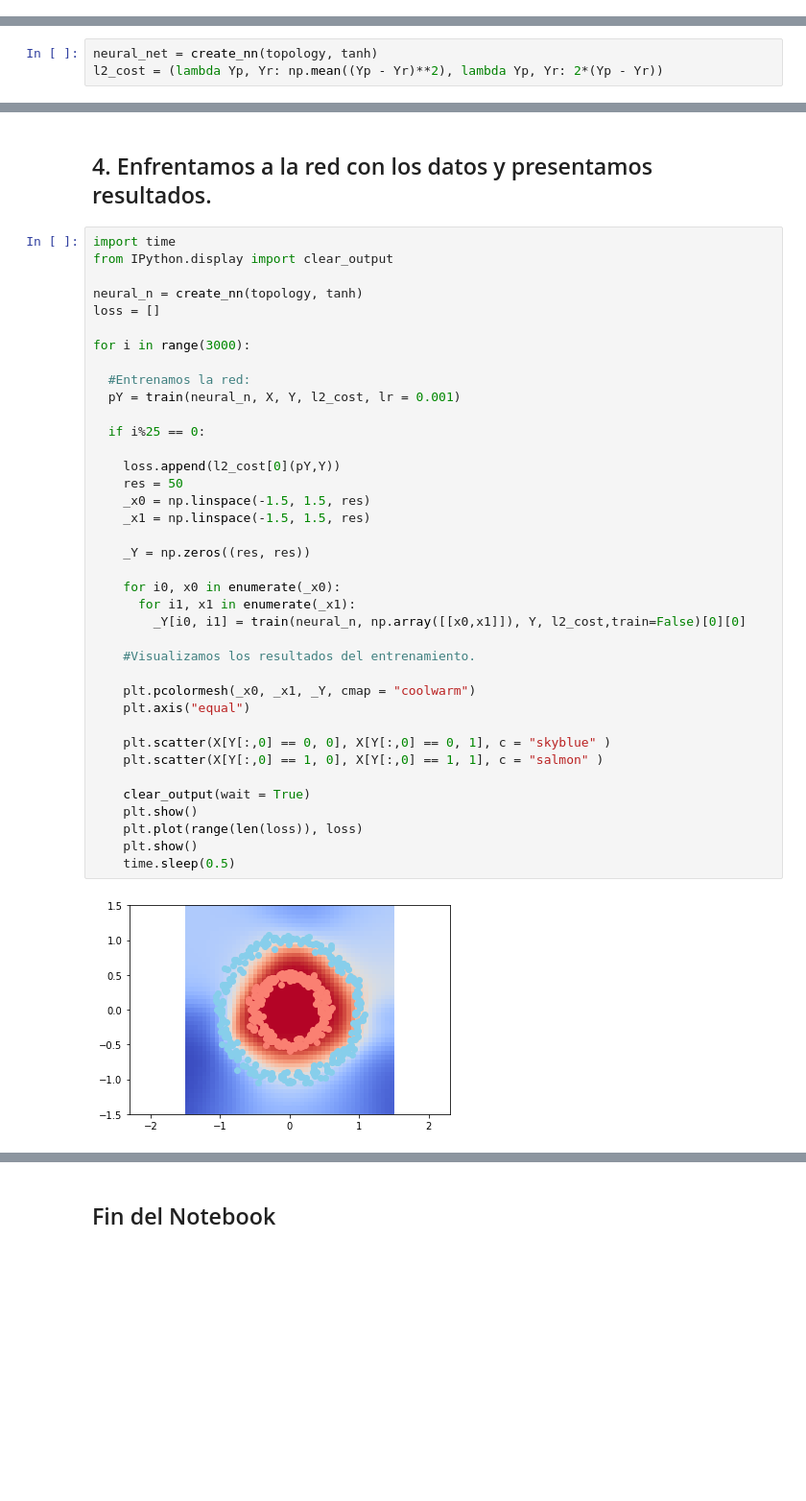
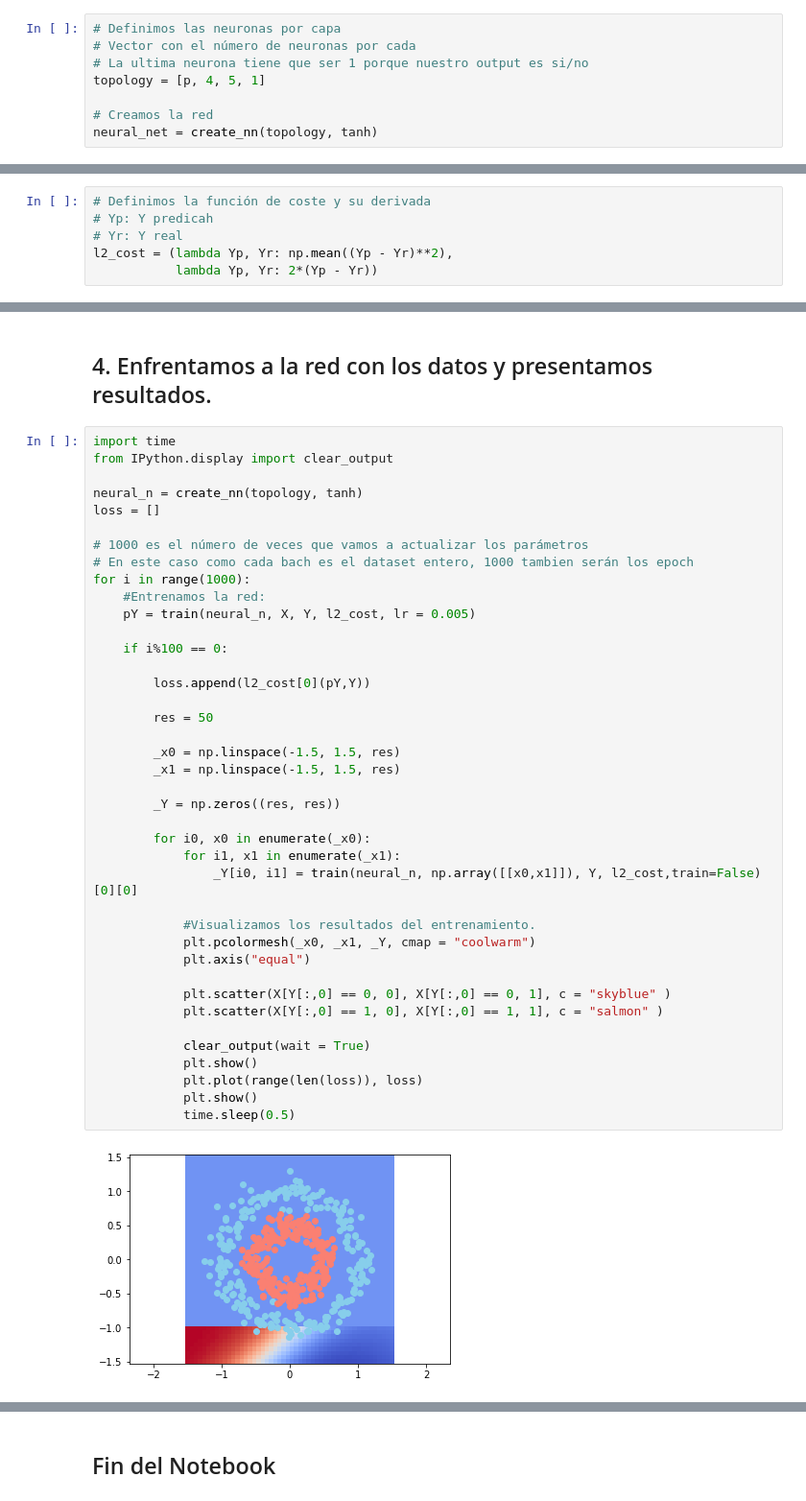
Before and after one commit to maryskal/SITK, a Jupyter notebook: neural_networks/IA_notebooks/IA_Notebook _4_Programando_Red_Neuronal_desde_Cero.ipynb, the cells around one changed output, grey strips where cells are left out. Shown at 96% size. Cells and saved outputs as stored; diff of their text form; blank space fills up the shorter version.

Commit message:
neural network

```diff
--- a/neural_networks/IA_notebooks/IA_Notebook _4_Programando_Red_Neuronal_desde_Cero.ipynb
+++ b/neural_networks/IA_notebooks/IA_Notebook _4_Programando_Red_Neuronal_desde_Cero.ipynb
@@ -116,0 +287,8 @@ create_nn(topology, tanh)
+# %%
+# Definimos las neuronas por capa
+# Vector con el número de neuronas por cada
+# La ultima neurona tiene que ser 1 porque nuestro output es si/no
+topology = [p, 4, 5, 1]
+
+# Creamos la red
+neural_net = create_nn(topology, tanh)
@@ -126,5 +314,8 @@ $$MSE = \frac{1}{n}\sum_{i = 1}^{n}\left ( Y_{i} - \hat{Y}_{i} \right )^{2}$$
 Pregunta: ¿Cómo se expresa la derivada de la función de coste?
 Fuente: https://sebastianraschka.com/faq/docs/mse-derivative.html
 # %%
-neural_net = create_nn(topology, tanh)
-l2_cost = (lambda Yp, Yr: np.mean((Yp - Yr)**2), lambda Yp, Yr: 2*(Yp - Yr))
+# Definimos la función de coste y su derivada
+# Yp: Y predicah
+# Yr: Y real
+l2_cost = (lambda Yp, Yr: np.mean((Yp - Yr)**2),
+           lambda Yp, Yr: 2*(Yp - Yr))
@@ -178,40 +430,42 @@ def train(neural_net, X, Y, f_cost,lr=0.5,train=True):
 # %%
 import time
 from IPython.display import clear_output
 
 neural_n = create_nn(topology, tanh)
 loss = []
 
-for i in range(3000):
+# 1000 es el número de veces que vamos a actualizar los parámetros
+# En este caso como cada bach es el dataset entero, 1000 tambien serán los epoch
+for i in range(1000):
+    #Entrenamos la red:
+    pY = train(neural_n, X, Y, l2_cost, lr = 0.005)
 
-  #Entrenamos la red:
-  pY = train(neural_n, X, Y, l2_cost, lr = 0.001)
+    if i%100 == 0:
 
-  if i%25 == 0:
+        loss.append(l2_cost[0](pY,Y))
 
-    loss.append(l2_cost[0](pY,Y))
-    res = 50
-    _x0 = np.linspace(-1.5, 1.5, res)
-    _x1 = np.linspace(-1.5, 1.5, res)
+        res = 50
 
-    _Y = np.zeros((res, res))
+        _x0 = np.linspace(-1.5, 1.5, res)
+        _x1 = np.linspace(-1.5, 1.5, res)
 
-    for i0, x0 in enumerate(_x0):
-      for i1, x1 in enumerate(_x1):
-        _Y[i0, i1] = train(neural_n, np.array([[x0,x1]]), Y, l2_cost,train=False)[0][0]
+        _Y = np.zeros((res, res))
 
-    #Visualizamos los resultados del entrenamiento.
+        for i0, x0 in enumerate(_x0):
+            for i1, x1 in enumerate(_x1):
+                _Y[i0, i1] = train(neural_n, np.array([[x0,x1]]), Y, l2_cost,train=False)[0][0]
 
-    plt.pcolormesh(_x0, _x1, _Y, cmap = "coolwarm")
-    plt.axis("equal")
+            #Visualizamos los resultados del entrenamiento.
+            plt.pcolormesh(_x0, _x1, _Y, cmap = "coolwarm")
+            plt.axis("equal")
 
-    plt.scatter(X[Y[:,0] == 0, 0], X[Y[:,0] == 0, 1], c = "skyblue" )
-    plt.scatter(X[Y[:,0] == 1, 0], X[Y[:,0] == 1, 1], c = "salmon" )
+            plt.scatter(X[Y[:,0] == 0, 0], X[Y[:,0] == 0, 1], c = "skyblue" )
+            plt.scatter(X[Y[:,0] == 1, 0], X[Y[:,0] == 1, 1], c = "salmon" )
 
-    clear_output(wait = True)
-    plt.show()
-    plt.plot(range(len(loss)), loss)
-    plt.show()
-    time.sleep(0.5)
+            clear_output(wait = True)
+            plt.show()
+            plt.plot(range(len(loss)), loss)
+            plt.show()
+            time.sleep(0.5)
 # %% [output]
-[figure, old version]
+[figure, new version]
```
Also changed, not shown: parts of 46 cells of this notebook.
